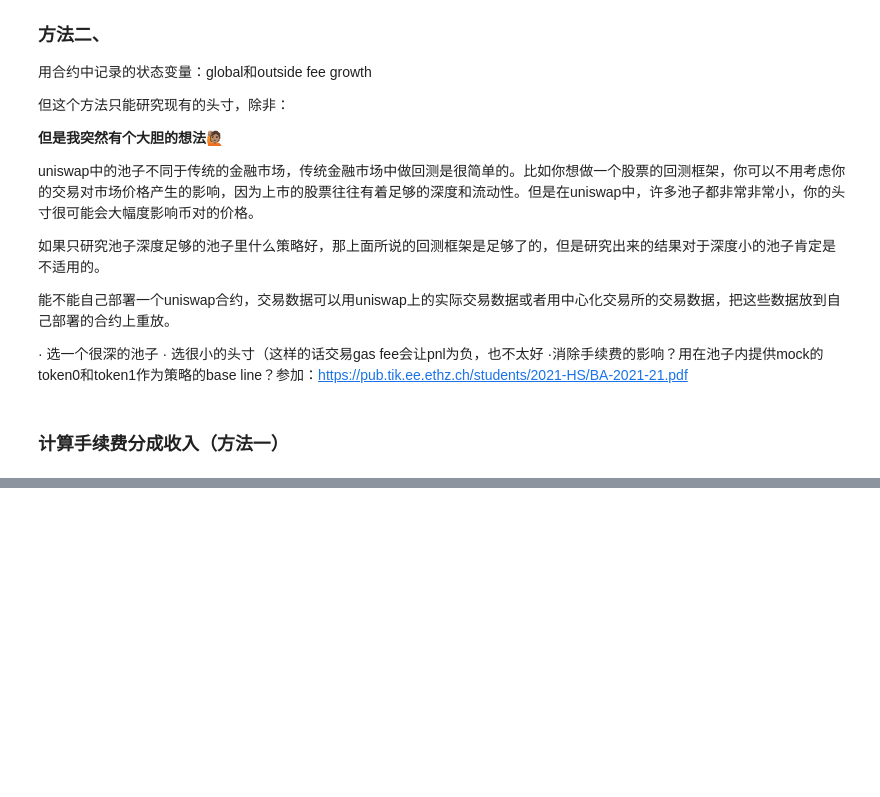
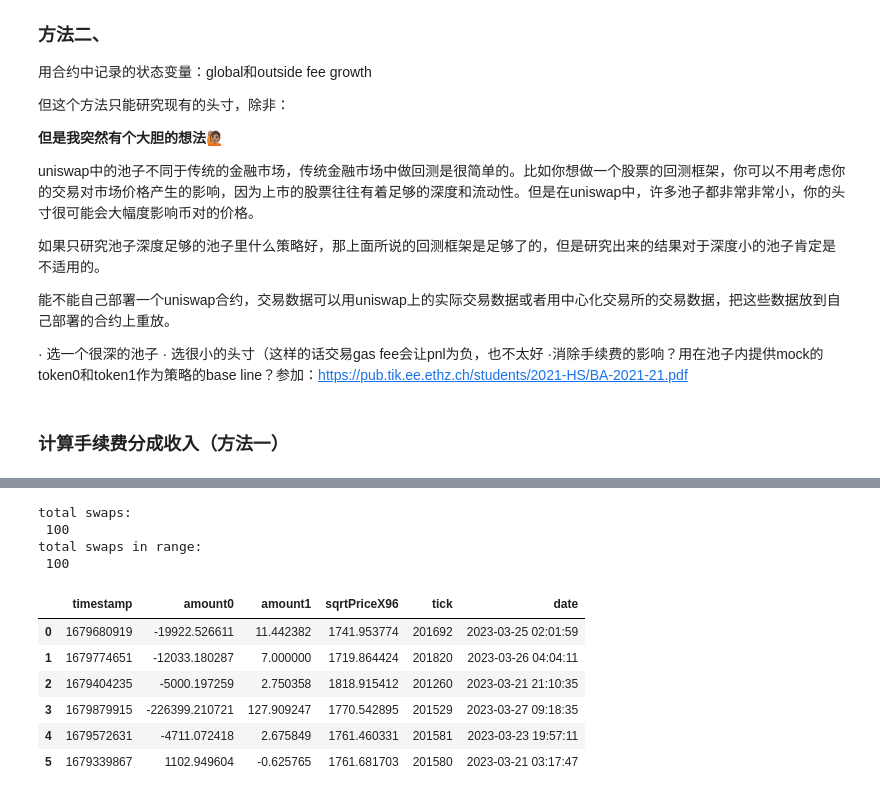
Before and after one commit to Fooooooooooox/learn_uniswapv3, a Jupyter notebook: swapData.ipynb, the cells around one changed output, grey strips where cells are left out. Saved outputs shown, nothing was run; the diff lists cells and outputs as text; code cells hidden in the pictures; blank space fills up the shorter version.

```diff
--- a/swapData.ipynb
+++ b/swapData.ipynb
@@ -249,0 +290,6 @@ data
+# %%
+# 选定时间
+begin = datetime(2023, 3, 19)
+end = datetime.now()
+# 获取该时段内池子里所有的swap
+swaps = swapData.query_swaps(int(begin.timestamp()), int(end.timestamp()), pool_id)
@@ -249,0 +315,12 @@ data
+# %%
+# convert str into float
+swaps['amount0'] = swaps['amount0'].astype(float)
+swaps['amount1'] = swaps['amount1'].astype(float)
+swaps['amountUSD'] = swaps['amountUSD'].astype(float)
+swaps['sqrtPriceX96'] = swaps['sqrtPriceX96'].astype(float)
+swaps['tick'] = swaps['tick'].astype(int)
+swaps['logIndex'] = swaps['logIndex'].astype(int)
+# transform X86 into normal number
+swaps["sqrtPriceX96"] = (swaps["sqrtPriceX96"] / (2**96) ) ** 2
+# transform sqrt_p into p
+swaps["sqrtPriceX96"] = 1 / (swaps["sqrtPriceX96"] * (10 ** -12))
@@ -249,0 +343,31 @@ data
+# %%
+# 首先不考虑tick被击穿的情况, 表中的tick是本次swap之后池子内的swap，为了先简化计算，假设最终的tick在我们选定的头寸之内的所有swaps都是在我们的头寸之内发生的
+my_tick_lower = 198760
+my_tick_upper = 204080
+# 筛选swaps的条件：swap后最终的tick在我们的头寸tick之内
+condition = (swaps['tick'] > my_tick_lower) & (swaps['tick'] < my_tick_upper)
+# 筛选
+print("total swaps: \n", swaps.shape[0])
+swaps = swaps[condition]
+print("total swaps in range: \n", swaps.shape[0])
+# 好吧这个人的range选的太太大了，一直in range, 不过这样算手续费就很准
+# %% [output]
+total swaps:
+ 100
+total swaps in range:
+ 100
+# %%
+# 来计算手续费
+# 先复制一个swap 用来乱算
+swaps1 = swaps
+# 先把不用的列去掉
+swaps1 = swaps1.drop(swaps1.columns[[0, 2, 3, 4, 7, 10]], axis = 1)
+swaps1.head(6)
+# %% [output]
+|  | timestamp | amount0 | amount1 | sqrtPriceX96 | tick | date |
+| 0 | 1679680919 | -19922.526611 | 11.442382 | 1741.953774 | 201692 | 2023-03-25 02:01:59 |
+| 1 | 1679774651 | -12033.180287 | 7.000000 | 1719.864424 | 201820 | 2023-03-26 04:04:11 |
+| 2 | 1679404235 | -5000.197259 | 2.750358 | 1818.915412 | 201260 | 2023-03-21 21:10:35 |
+| 3 | 1679879915 | -226399.210721 | 127.909247 | 1770.542895 | 201529 | 2023-03-27 09:18:35 |
+| 4 | 1679572631 | -4711.072418 | 2.675849 | 1761.460331 | 201581 | 2023-03-23 19:57:11 |
+| 5 | 1679339867 | 1102.949604 | -0.625765 | 1761.681703 | 201580 | 2023-03-21 03:17:47 |
```
Also changed, not shown: parts of 18 cells of this notebook, 2 other files.
